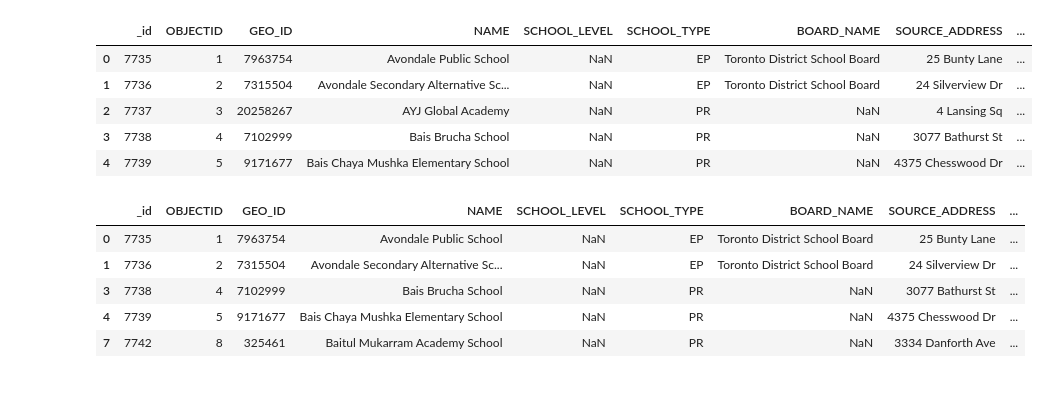
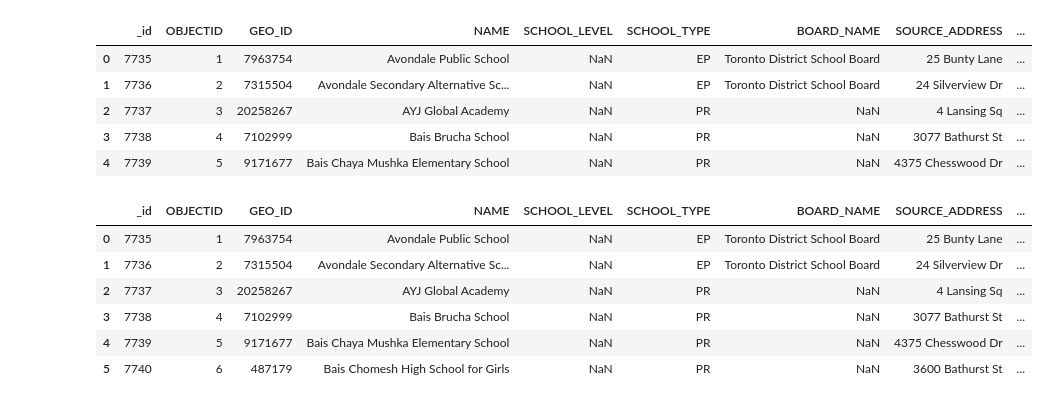
Before and after one commit to fkeppeler/Coursera_Capstone, a Jupyter notebook: Clash_of_Neighbourhoods_Capstone_DataScienceIBM.ipynb, the cells around one changed output. Saved outputs shown, nothing was run; the diff lists cells and outputs as text; code cells hidden in the pictures.

```diff
--- a/Clash_of_Neighbourhoods_Capstone_DataScienceIBM.ipynb
+++ b/Clash_of_Neighbourhoods_Capstone_DataScienceIBM.ipynb
@@ -48,0 +21,10 @@ neighbourhoods.head()
+# %%
+url ='https://ckan0.cf.opendata.inter.prod-toronto.ca/datastore/dump/a083c865-6d60-4d1d-b6c6-b0c8a85f9c15'
+neighbourhoods = pd.read_csv(url,header=0)
+
+neighbourhoods.sort_values(by=['AREA_LONG_CODE'],inplace=True)
+neighbourhoods['AREA_LONG_CODE']=neighbourhoods.AREA_LONG_CODE.astype(int)
+neighbourhoods.rename (columns={'AREA_LONG_CODE':'Neighbourhood Id'},inplace=True)
+neighbourhoods=neighbourhoods[['Neighbourhood Id','LONGITUDE','LATITUDE','geometry']]
+
+neighbourhoods.head()
@@ -74,0 +53,10 @@ neighbourhoods_merged.head()
+# %%
+neighbourhoods_merged=pd.merge (neighbourhoods,socio_economic,how='inner',on='Neighbourhood Id')
+neighbourhoods_merged.rename(columns={'   Average Family Income':'Avg_Family_Income'},
+                 inplace=True)
+
+neighbourhoods_merged['Pop_density']=np.log(neighbourhoods_merged['Total Population']/neighbourhoods_merged['Total Area']) #Calculate population density
+neighbourhoods_merged['Perc_young_ind']=neighbourhoods_merged.iloc[:,11:19].sum(axis=1)/neighbourhoods_merged['Total Population'] #Percentage of young individuals in the population
+neighbourhoods_merged['Avg_Family_Income']=np.sqrt(neighbourhoods_merged['Avg_Family_Income'])
+neighbourhoods_merged= neighbourhoods_merged[['Avg_Family_Income','Pop_density','Perc_young_ind','Neighbourhood','geometry']]
+neighbourhoods_merged.head(3)
@@ -119,13 +110,14 @@ schools.head()
 | 2 | 7737 | 3 | 20258267 | AYJ Global Academy | NaN | PR | NaN | 4 Lansing Sq | ... |
 | 3 | 7738 | 4 | 7102999 | Bais Brucha School | NaN | PR | NaN | 3077 Bathurst St | ... |
 | 4 | 7739 | 5 | 9171677 | Bais Chaya Mushka Elementary School | NaN | PR | NaN | 4375 Chesswood Dr | ... |
-# %%
-schools= schools[schools['Neighbourhood'].notna()]
-schools.head()
-# %% [output]
-|  | _id | OBJECTID | GEO_ID | NAME | SCHOOL_LEVEL | SCHOOL_TYPE | BOARD_NAME | SOURCE_ADDRESS | ... |
-| 0 | 7735 | 1 | 7963754 | Avondale Public School | NaN | EP | Toronto District School Board | 25 Bunty Lane | ... |
-| 1 | 7736 | 2 | 7315504 | Avondale Secondary Alternative Sc... | NaN | EP | Toronto District School Board | 24 Silverview Dr | ... |
-| 3 | 7738 | 4 | 7102999 | Bais Brucha School | NaN | PR | NaN | 3077 Bathurst St | ... |
-| 4 | 7739 | 5 | 9171677 | Bais Chaya Mushka Elementary School | NaN | PR | NaN | 4375 Chesswood Dr | ... |
-| 7 | 7742 | 8 | 325461 | Baitul Mukarram Academy School | NaN | PR | NaN | 3334 Danforth Ave | ... |
+# %%
+main_table=pd.merge (schools,neighbourhoods_merged,how='left',on='Neighbourhood')
+main_table.head(6)
+# %% [output]
+|  | _id | OBJECTID | GEO_ID | NAME | SCHOOL_LEVEL | SCHOOL_TYPE | BOARD_NAME | SOURCE_ADDRESS | ... |
+| 0 | 7735 | 1 | 7963754 | Avondale Public School | NaN | EP | Toronto District School Board | 25 Bunty Lane | ... |
+| 1 | 7736 | 2 | 7315504 | Avondale Secondary Alternative Sc... | NaN | EP | Toronto District School Board | 24 Silverview Dr | ... |
+| 2 | 7737 | 3 | 20258267 | AYJ Global Academy | NaN | PR | NaN | 4 Lansing Sq | ... |
+| 3 | 7738 | 4 | 7102999 | Bais Brucha School | NaN | PR | NaN | 3077 Bathurst St | ... |
+| 4 | 7739 | 5 | 9171677 | Bais Chaya Mushka Elementary School | NaN | PR | NaN | 4375 Chesswood Dr | ... |
+| 5 | 7740 | 6 | 487179 | Bais Chomesh High School for Girls | NaN | PR | NaN | 3600 Bathurst St | ... |
```
Also changed, not shown: parts of 12 cells of this notebook.
